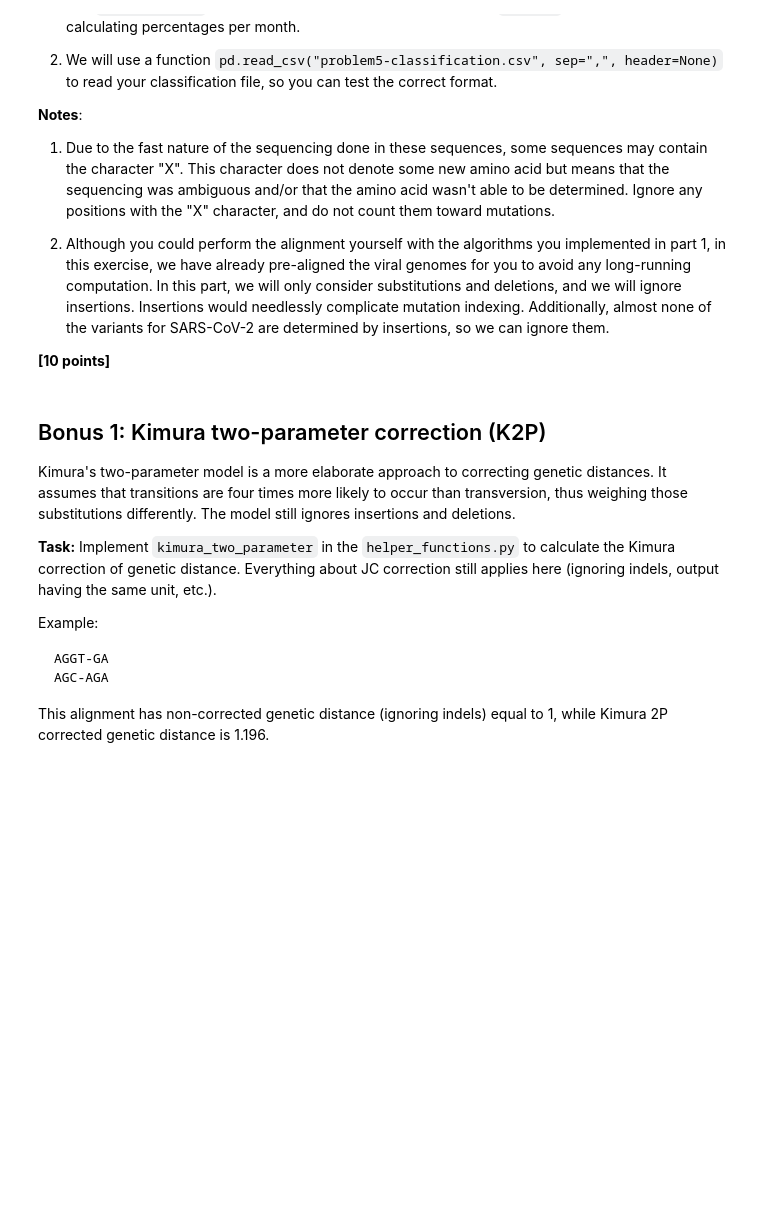
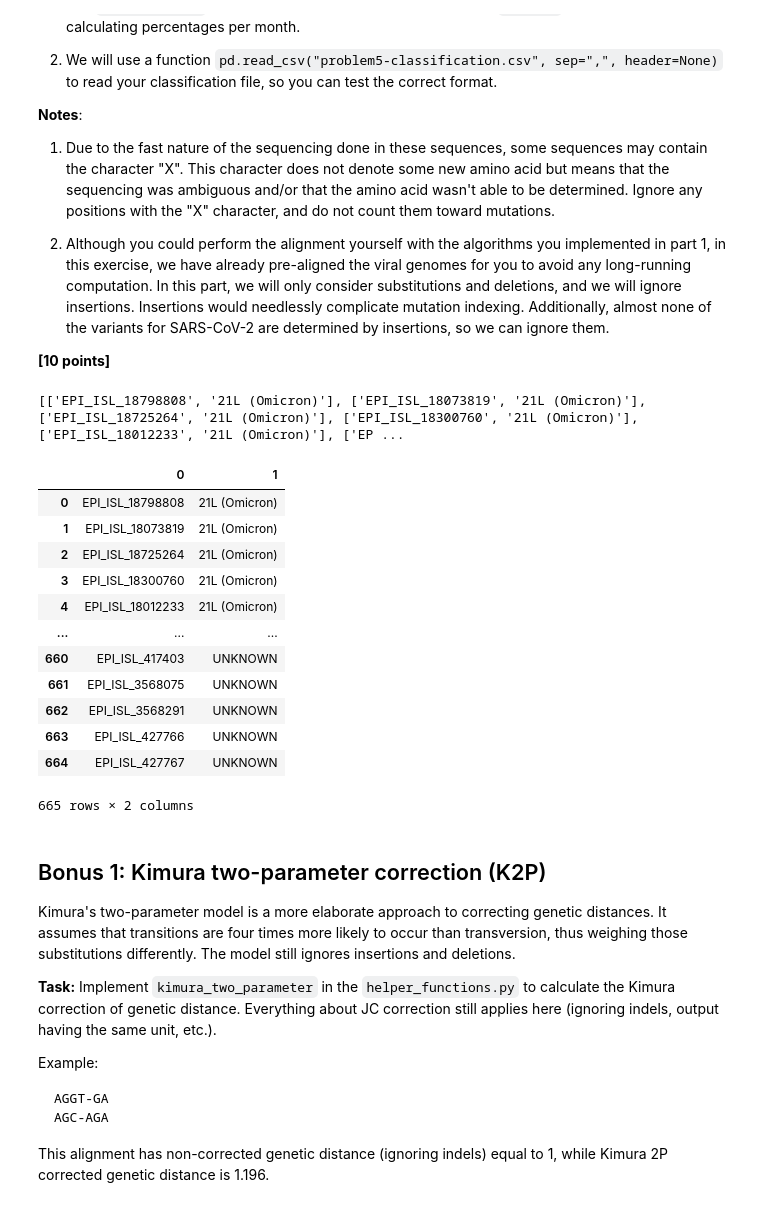
Before and after one commit to aewr-ey/assign_viral_evo, a Jupyter notebook: viral_evo_workbook.ipynb, the cells around one changed output. Cells and saved outputs as stored; diff of their text form; code cells hidden in the pictures; blank space fills up the shorter version.

```diff
--- a/viral_evo_workbook.ipynb
+++ b/viral_evo_workbook.ipynb
@@ -532,6 +532,86 @@ After you have assigned all the sequences to a variant, create a plot showing th
 3. Although you could perform the alignment yourself with the algorithms you implemented in part 1, in this exercise, we have already pre-aligned the viral genomes for you to avoid any long-running computation. In this part, we will only consider substitutions and deletions, and we will ignore insertions. Insertions would needlessly complicate mutation indexing. Additionally, almost none of the variants for SARS-CoV-2 are determined by insertions, so we can ignore them.
 
 **[10 points]**
+# %%
+import json
+import csv
+
+spike_seqs = list(SeqIO.parse(
+    "data/p5-aus-spike-proteins.fasta", "fasta"
+))
+
+with open("data/variants.json") as file:
+    variants = json.load(file)
+
+classification = []
+
+for seq in spike_seqs:
+    # reset vars
+    matched_percent = 0
+    matched_var = "UNKNOWN"
+
+    for name, info in variants.items():
+        spike_mutations = []
+
+        # filter for only spike mutations + nonsynoymous
+        for m in info["nonsynonymous"]:
+            if m["gene"] == "S":
+                spike_mutations.append(m)
+
+        matches = 0
+        checked = 0
+
+        # for each spike mutation
+        for m in spike_mutations:
+            position = m["pos"] - 1
+            right = m["right"]
+
+            if position >= len(seq.seq):
+                continue
+
+            if seq.seq[position] == "X":
+                continue
+
+            checked += 1
+
+            if seq.seq[position] == right:
+                matches += 1
+
+            percentage = matches / checked
+
+            if percentage > matched_percent:
+                matched_percent = percentage
+                matched_var = name
+
+    if matched_percent < 0.51:
+        matched_var = "UNKNOWN"
+
+    accession = seq.id.split("|")[2]
+    classification.append([accession, matched_var])
+
+print(classification)
+
+# write to file
+with open("problem5-classification.csv", "w") as file:
+    writer = csv.writer(file)
+    writer.writerows(classification)
+
+pd.read_csv("problem5-classification.csv", sep=",", header=None)
+# %% [output]
+[['EPI_ISL_18798808', '21L (Omicron)'], ['EPI_ISL_18073819', '21L (Omicron)'], ['EPI_ISL_18725264', '21L (Omicron)'], ['EPI_ISL_18300760', '21L (Omicron)'], ['EPI_ISL_18012233', '21L (Omicron)'], ['EP ...
+|  | 0 | 1 |
+| 0 | EPI_ISL_18798808 | 21L (Omicron) |
+| 1 | EPI_ISL_18073819 | 21L (Omicron) |
+| 2 | EPI_ISL_18725264 | 21L (Omicron) |
+| 3 | EPI_ISL_18300760 | 21L (Omicron) |
+| 4 | EPI_ISL_18012233 | 21L (Omicron) |
+| ... | ... | ... |
+| 660 | EPI_ISL_417403 | UNKNOWN |
+| 661 | EPI_ISL_3568075 | UNKNOWN |
+| 662 | EPI_ISL_3568291 | UNKNOWN |
+| 663 | EPI_ISL_427766 | UNKNOWN |
+| 664 | EPI_ISL_427767 | UNKNOWN |
+665 rows × 2 columns
 # %% [markdown]
 ## Bonus 1: Kimura two-parameter correction (K2P)
 
```
Also changed, not shown: 1 other file.
